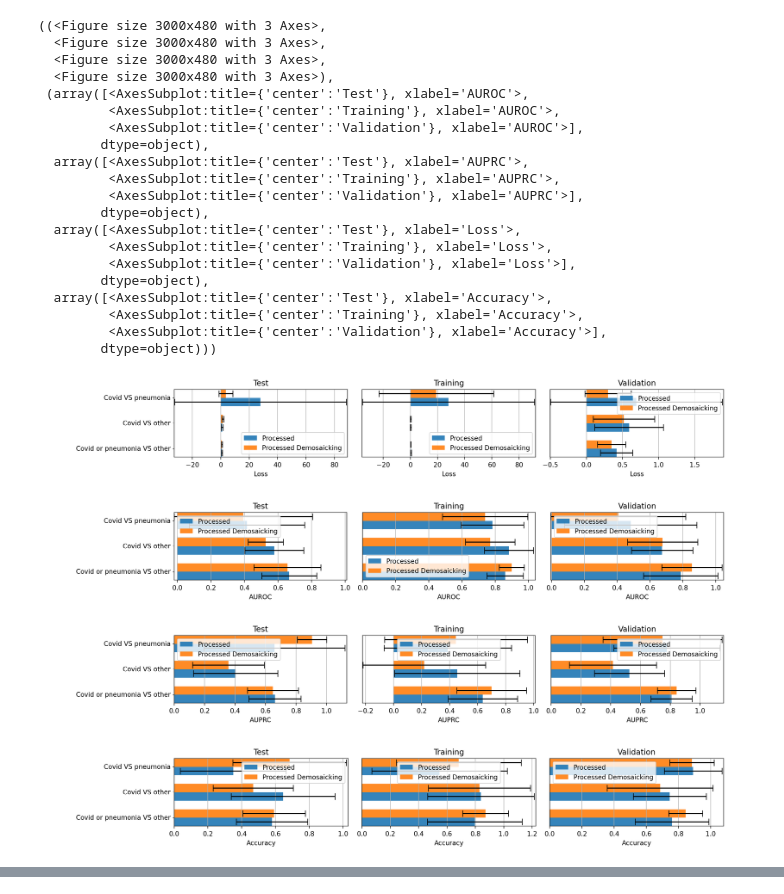
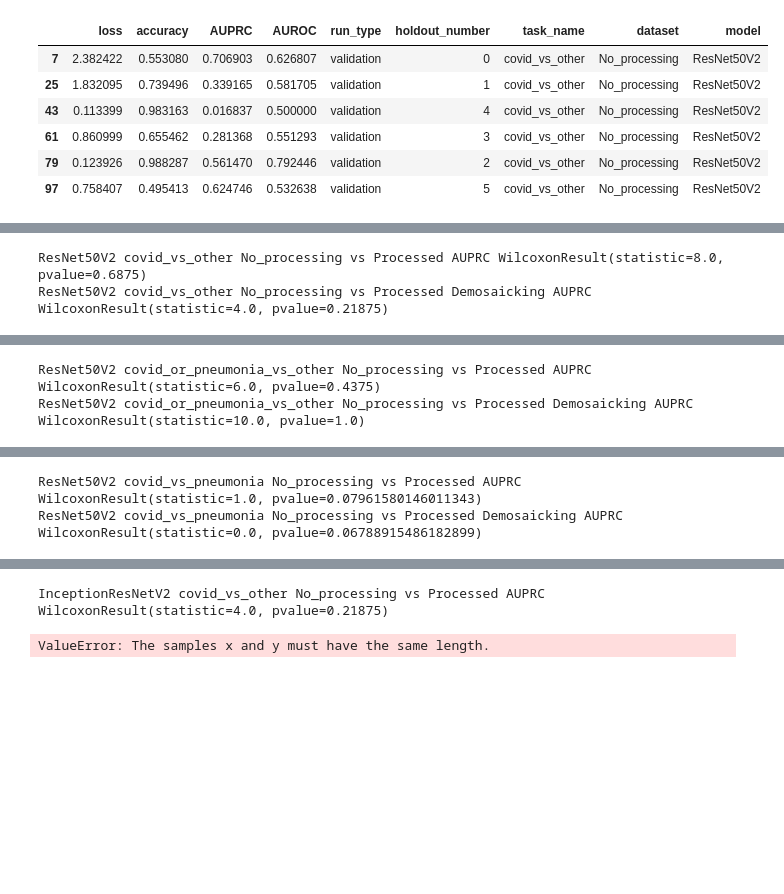
Before and after one commit to LucaCappelletti94/covidxpert, a Jupyter notebook: Retrieve results.ipynb, the cells around one changed output, grey strips where cells are left out. Cells and saved outputs as stored; diff of their text form; code cells hidden in the pictures; blank space fills up the shorter version.

Commit message:
Worked on results visualization

```diff
--- a/Retrieve results.ipynb
+++ b/Retrieve results.ipynb
@@ -36,37 +37,32 @@ df
-# %%
-temp = df[df.]
-# %%
-barplots(
-    temp.drop(columns=["holdout_number"]),
-    groupby=["run_type", "task_name", "dataset"],
-    orientation="horizontal",
-    height=5,
-    unique_minor_labels=True,
-    subplots=True,
-    show_legend=True
-)
-# %% [output]
-((<Figure size 3000x480 with 3 Axes>,
-  <Figure size 3000x480 with 3 Axes>,
-  <Figure size 3000x480 with 3 Axes>,
-  <Figure size 3000x480 with 3 Axes>),
- (array([<AxesSubplot:title={'center':'Test'}, xlabel='AUROC'>,
-         <AxesSubplot:title={'center':'Training'}, xlabel='AUROC'>,
-         <AxesSubplot:title={'center':'Validation'}, xlabel='AUROC'>],
-        dtype=object),
-  array([<AxesSubplot:title={'center':'Test'}, xlabel='AUPRC'>,
-         <AxesSubplot:title={'center':'Training'}, xlabel='AUPRC'>,
-         <AxesSubplot:title={'center':'Validation'}, xlabel='AUPRC'>],
-        dtype=object),
-  array([<AxesSubplot:title={'center':'Test'}, xlabel='Loss'>,
-         <AxesSubplot:title={'center':'Training'}, xlabel='Loss'>,
-         <AxesSubplot:title={'center':'Validation'}, xlabel='Loss'>],
-        dtype=object),
-  array([<AxesSubplot:title={'center':'Test'}, xlabel='Accuracy'>,
-         <AxesSubplot:title={'center':'Training'}, xlabel='Accuracy'>,
-         <AxesSubplot:title={'center':'Validation'}, xlabel='Accuracy'>],
-        dtype=object)))
-[figure, removed]
-[figure, removed]
-[figure, removed]
-[figure, removed]
+# %%
+for model in set(df.model):
+    temp = df[df.model == model]
+    if False:
+        barplots(
+            temp.drop(columns=["holdout_number"]),
+            data_label=f"{model} - {{feature}}",
+            path=f"barplots/{model}/{{feature}}.png",
+            groupby=["run_type", "task_name", "dataset"],
+            orientation="horizontal",
+            height=5,
+            unique_minor_labels=True,
+            subplots=True,
+            show_legend=True
+        )
+    for task in set(temp.task_name):
+        filtered = temp[(temp.run_type == "validation") & (temp.task_name == task)]
+        no_processing = filtered[filtered.dataset == "No_processing"]
+        processed_demosaicking = filtered[filtered.dataset == "Processed_Demosaicking"]
+        processed = filtered[filtered.dataset == "Processed"]
+        display(no_processing)
+        display(processed_demosaicking)
+        print(model, task, "No_processing vs Processed", "AUPRC", wilcoxon(no_processing.AUPRC, processed.AUPRC))
+        print(model, task, "No_processing vs Processed Demosaicking", "AUPRC", wilcoxon(no_processing.AUPRC, processed_demosaicking.AUPRC))
+# %% [output]
+|  | loss | accuracy | AUPRC | AUROC | run_type | holdout_number | task_name | dataset | model |
+| 7 | 2.382422 | 0.553080 | 0.706903 | 0.626807 | validation | 0 | covid_vs_other | No_processing | ResNet50V2 |
+| 25 | 1.832095 | 0.739496 | 0.339165 | 0.581705 | validation | 1 | covid_vs_other | No_processing | ResNet50V2 |
+| 43 | 0.113399 | 0.983163 | 0.016837 | 0.500000 | validation | 4 | covid_vs_other | No_processing | ResNet50V2 |
+| 61 | 0.860999 | 0.655462 | 0.281368 | 0.551293 | validation | 3 | covid_vs_other | No_processing | ResNet50V2 |
+| 79 | 0.123926 | 0.988287 | 0.561470 | 0.792446 | validation | 2 | covid_vs_other | No_processing | ResNet50V2 |
+| 97 | 0.758407 | 0.495413 | 0.624746 | 0.532638 | validation | 5 | covid_vs_other | No_processing | ResNet50V2 |
@@ -72,0 +76,2 @@ barplots(
+ResNet50V2 covid_vs_other No_processing vs Processed AUPRC WilcoxonResult(statistic=8.0, pvalue=0.6875)
+ResNet50V2 covid_vs_other No_processing vs Processed Demosaicking AUPRC WilcoxonResult(statistic=4.0, pvalue=0.21875)
@@ -72,0 +92,2 @@ barplots(
+ResNet50V2 covid_or_pneumonia_vs_other No_processing vs Processed AUPRC WilcoxonResult(statistic=6.0, pvalue=0.4375)
+ResNet50V2 covid_or_pneumonia_vs_other No_processing vs Processed Demosaicking AUPRC WilcoxonResult(statistic=10.0, pvalue=1.0)
@@ -72,0 +108,2 @@ barplots(
+ResNet50V2 covid_vs_pneumonia No_processing vs Processed AUPRC WilcoxonResult(statistic=1.0, pvalue=0.07961580146011343)
+ResNet50V2 covid_vs_pneumonia No_processing vs Processed Demosaicking AUPRC WilcoxonResult(statistic=0.0, pvalue=0.06788915486182899)
@@ -72,0 +123,2 @@ barplots(
+InceptionResNetV2 covid_vs_other No_processing vs Processed AUPRC WilcoxonResult(statistic=4.0, pvalue=0.21875)
+ValueError: The samples x and y must have the same length.
```
Also changed, not shown: parts of 3 cells of this notebook.
